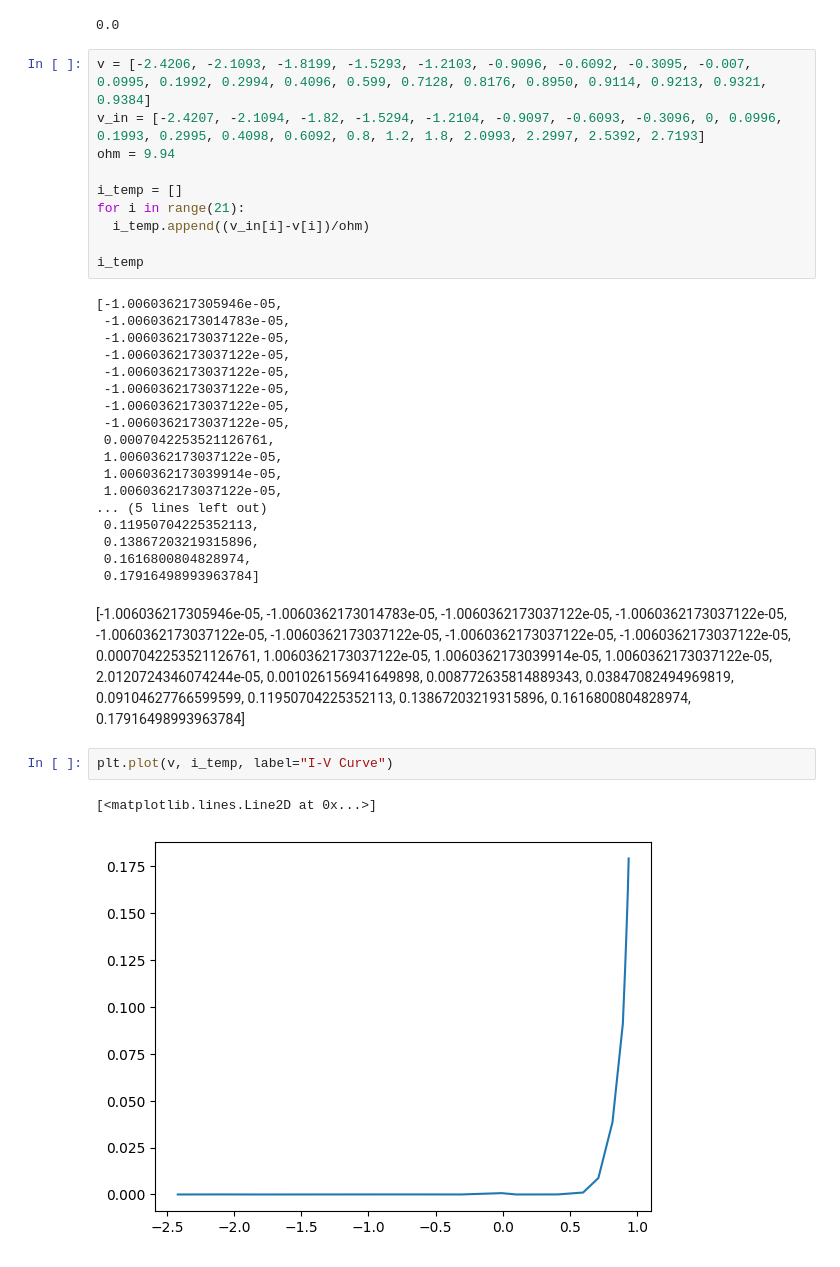
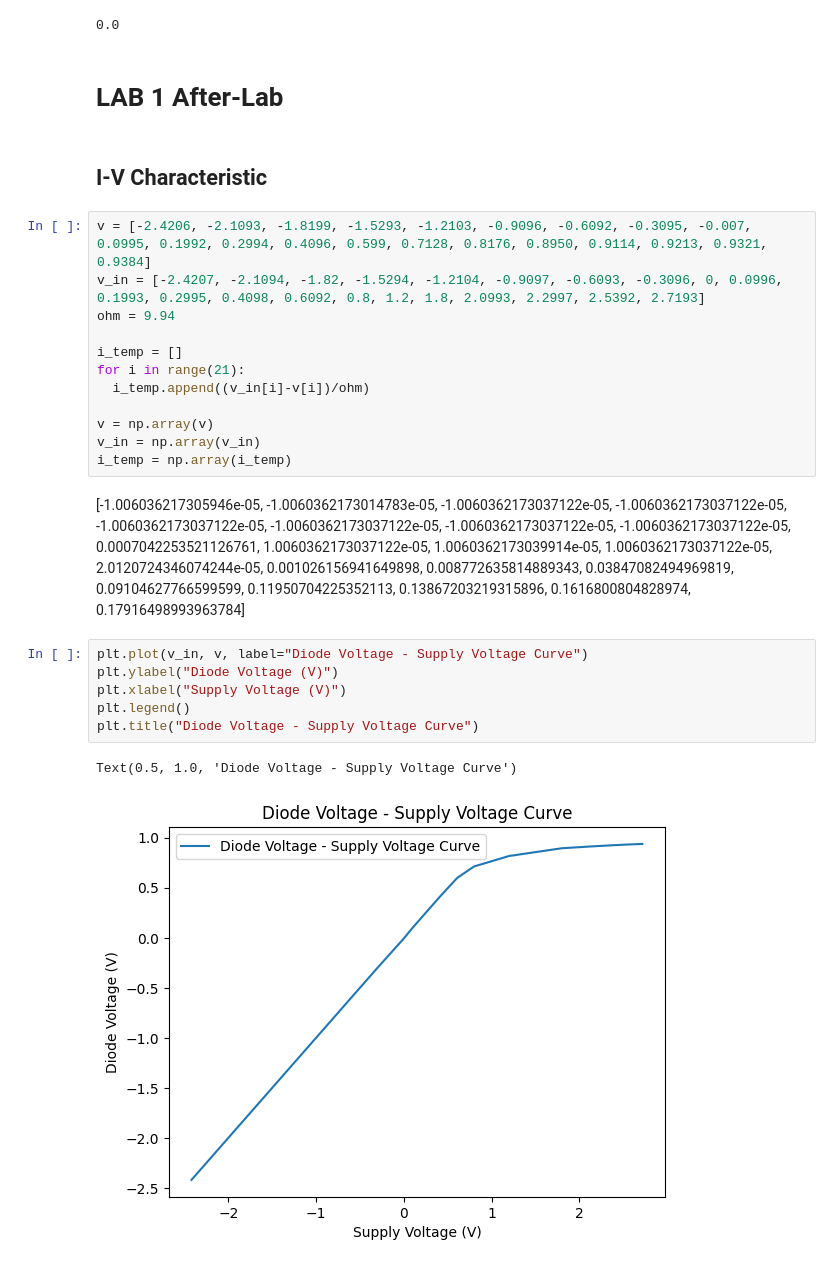
Before and after one commit to BrainConnection/Small_Project, a Jupyter notebook: IEC_LAB.ipynb, the cells around one changed output. Drawn from its saved outputs; the diff is of its cells as text.

```diff
--- a/IEC_LAB.ipynb
+++ b/IEC_LAB.ipynb
@@ -213,6 +217,10 @@ MSE = np.sqrt(sum/101)
 MSE
 # %% [output]
 0.0
+# %% [markdown]
+# LAB 1 After-Lab
+# %% [markdown]
+## I-V Characteristic
 # %%
 v = [-2.4206, -2.1093, -1.8199, -1.5293, -1.2103, -0.9096, -0.6092, -0.3095, -0.007, 0.0995, 0.1992, 0.2994, 0.4096, 0.599, 0.7128, 0.8176, 0.8950, 0.9114, 0.9213, 0.9321, 0.9384]
 v_in = [-2.4207, -2.1094, -1.82, -1.5294, -1.2104, -0.9097, -0.6093, -0.3096, 0, 0.0996, 0.1993, 0.2995, 0.4098, 0.6092, 0.8, 1.2, 1.8, 2.0993, 2.2997, 2.5392, 2.7193]
@@ -222,25 +230,9 @@ i_temp = []
 for i in range(21):
   i_temp.append((v_in[i]-v[i])/ohm)
 
-i_temp
+v = np.array(v)
+v_in = np.array(v_in)
+i_temp = np.array(i_temp)
-# %% [output]
-[-1.006036217305946e-05,
- -1.0060362173014783e-05,
- -1.0060362173037122e-05,
- -1.0060362173037122e-05,
- -1.0060362173037122e-05,
- -1.0060362173037122e-05,
- -1.0060362173037122e-05,
- -1.0060362173037122e-05,
- 0.0007042253521126761,
- 1.0060362173037122e-05,
- 1.0060362173039914e-05,
- 1.0060362173037122e-05,
-... (5 lines left out)
- 0.11950704225352113,
- 0.13867203219315896,
- 0.1616800804828974,
- 0.17916498993963784]
 # %% [markdown]
 [-1.006036217305946e-05,
  -1.0060362173014783e-05,
@@ -263,8 +255,12 @@ i_temp
  0.13867203219315896,
  0.1616800804828974,
  0.17916498993963784]
-# %%
-plt.plot(v, i_temp, label="I-V Curve")
-# %% [output]
-[<matplotlib.lines.Line2D at 0x...>]
-[figure, removed]
+# %%
+plt.plot(v_in, v, label="Diode Voltage - Supply Voltage Curve")
+plt.ylabel("Diode Voltage (V)")
+plt.xlabel("Supply Voltage (V)")
+plt.legend()
+plt.title("Diode Voltage - Supply Voltage Curve")
+# %% [output]
+Text(0.5, 1.0, 'Diode Voltage - Supply Voltage Curve')
+[figure, added]
```
Also changed, not shown: parts of 34 cells of this notebook.
